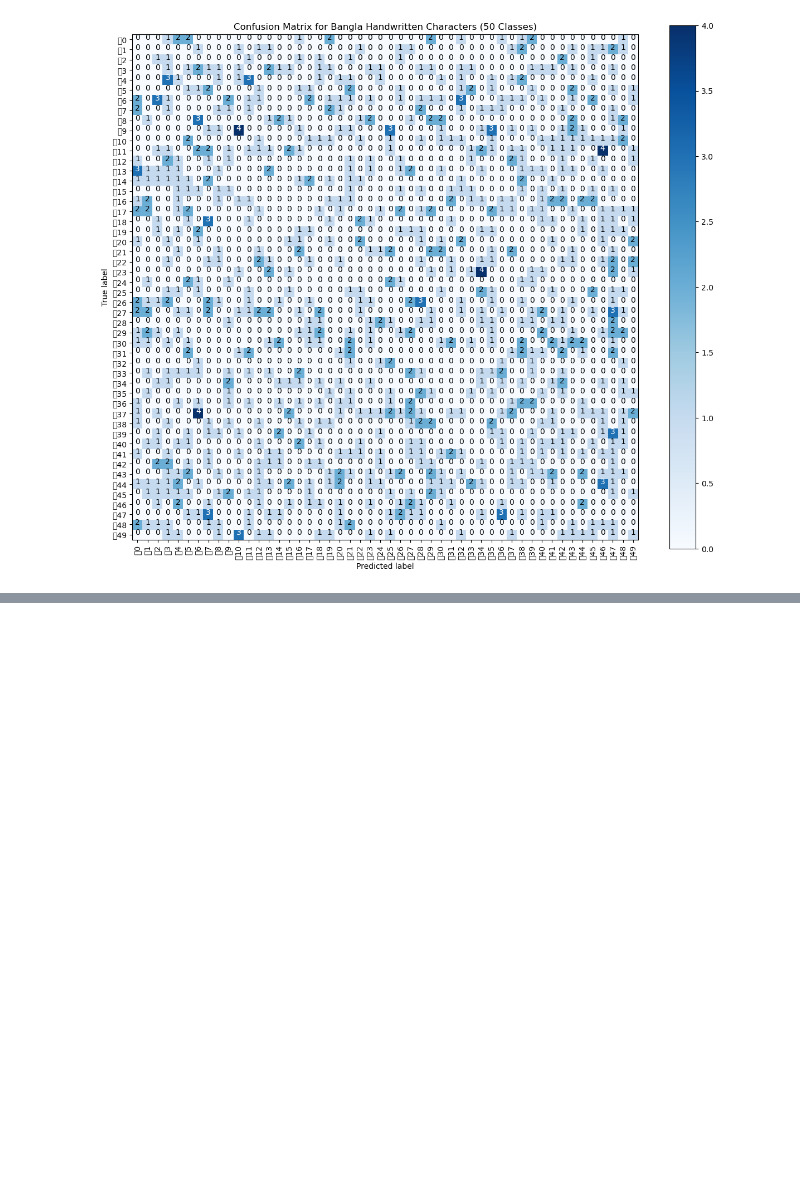
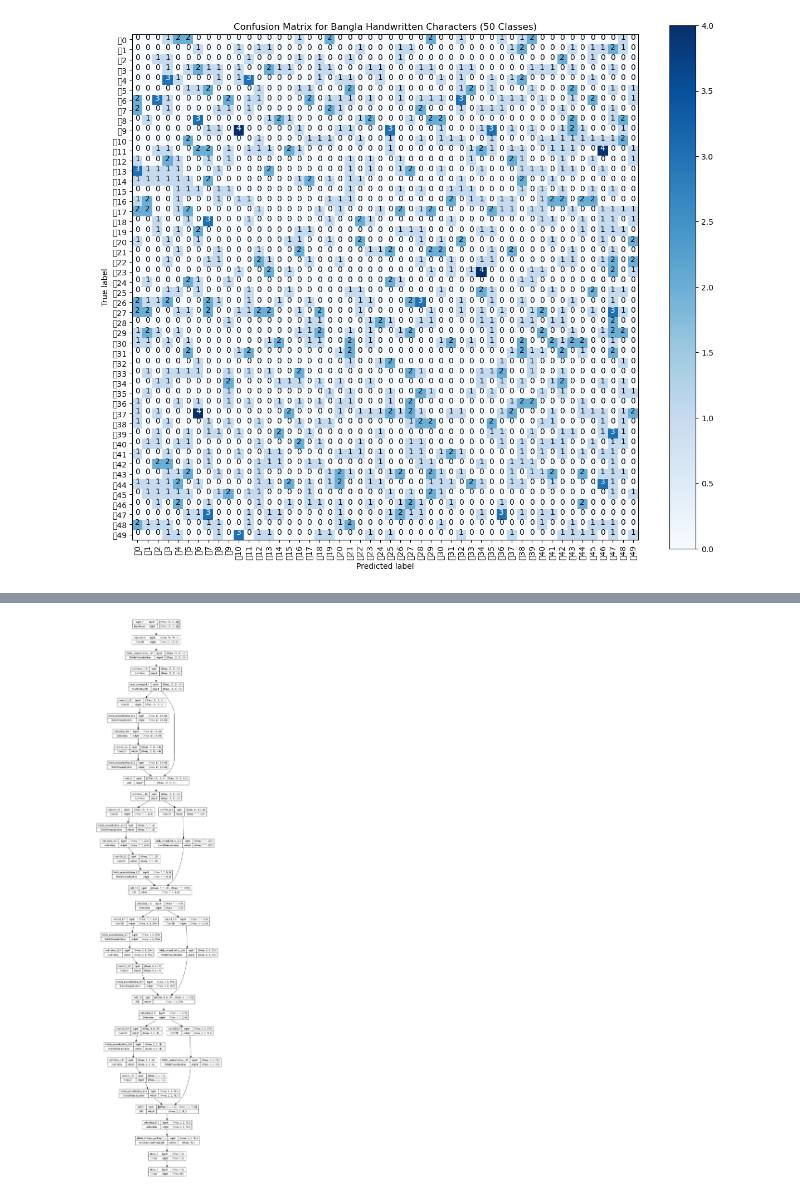
Before and after one commit to FahimHabib20/Bangla-Handwritten-Character-Recognition-BHCR-using-Deep-Learning-Models, a Jupyter notebook: ResNet_version/Matrix-ResNet152V2.ipynb, the cells around one changed output, grey strips where cells are left out. Saved outputs shown, nothing was run; the diff lists cells and outputs as text; code cells hidden in the pictures; blank space fills up the shorter version.

```diff
--- a/ResNet_version/Matrix-ResNet152V2.ipynb
+++ b/ResNet_version/Matrix-ResNet152V2.ipynb
@@ -401,0 +489,70 @@ plot_model(model, to_file='model_architecture.png', show_shapes=True)
+# %%
+import tensorflow as tf
+from tensorflow.keras import layers, models
+from tensorflow.keras.utils import plot_model
+
+
+def residual_block_v2(x, filters, strides=1):
+    shortcut = x
+    if strides != 1 or x.shape[-1] != filters:
+        shortcut = layers.Conv2D(filters, 1, strides=strides, padding='same')(x)
+        shortcut = layers.BatchNormalization()(shortcut)
+
+    x = layers.Conv2D(filters, 3, strides=strides, padding='same')(x)
+    x = layers.BatchNormalization()(x)
+    x = layers.Activation('relu')(x)
+
+    x = layers.Conv2D(filters, 3, padding='same')(x)
+    x = layers.BatchNormalization()(x)
+
+    x = layers.add([shortcut, x])
+    x = layers.Activation('relu')(x)
+    return x
+
+def create_resnet152v2(input_shape, num_classes):
+    inputs = layers.Input(shape=input_shape)
+
+    # Initial Convolutional Layer
+    x = layers.Conv2D(64, 7, strides=2, padding='same')(inputs)
+    x = layers.BatchNormalization()(x)
+    x = layers.Activation('relu')(x)
+    x = layers.MaxPooling2D(pool_size=3, strides=2, padding='same')(x)
+
+    # Stack of residual blocks
+    x = residual_block_v2(x, filters=64, strides=1)
+
+
+    x = residual_block_v2(x, filters=128, strides=2)
+
+
+    x = residual_block_v2(x, filters=256, strides=2)
+
+
+    x = residual_block_v2(x, filters=512, strides=2)
+
+# Global Average Pooling and Dense Layers
+    x = layers.GlobalAveragePooling2D()(x)
+    x = layers.Dense(512, activation='relu')(x)
+    outputs = layers.Dense(num_classes, activation='softmax')(x)
+
+    # Create model
+    model = models.Model(inputs, outputs)
+    return model
+
+# Define input shape and number of classes
+input_shape = (50, 50, 1)  # Assuming 50x50 grayscale images
+num_classes = 10  # Example: 10 classes for classification
+
+# Create ResNet-152V2 model
+model = create_resnet152v2(input_shape, num_classes)
+
+# Save model architecture as .png image
+plot_model(model, to_file='resnet152v2_model.png', show_shapes=True)
+
+# Display model summary
+model.summary()
+
+
+#
+plot_model(model, to_file='model_architecture.png', show_shapes=True)
+# %% [output]
@@ -401,0 +576 @@ plot_model(model, to_file='model_architecture.png', show_shapes=True)
+[figure, added]
```
Also changed, not shown: parts of 3 cells of this notebook.
